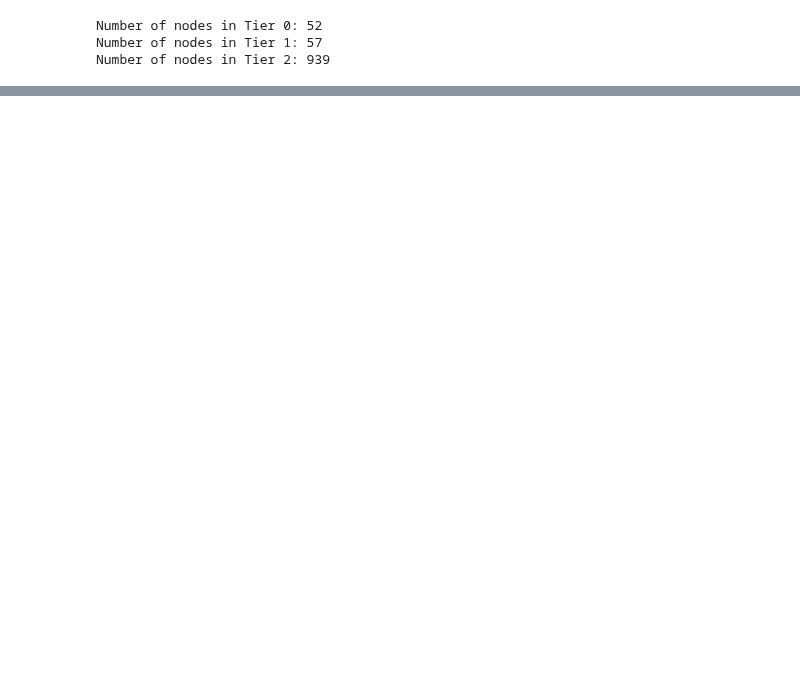
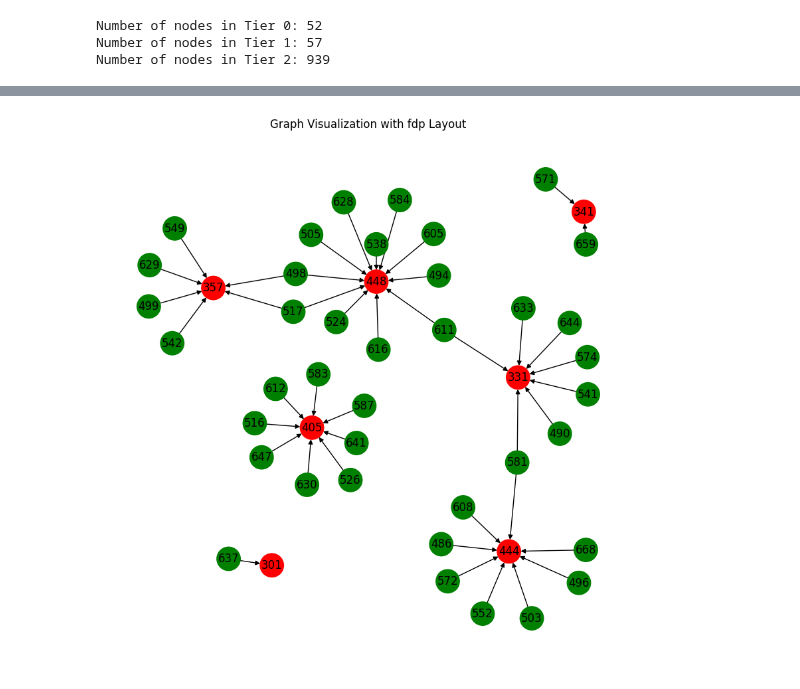
Before and after one commit to markajbell/BH, a Jupyter notebook: Stats_sec_1k.ipynb, the cells around one changed output, grey strips where cells are left out. Cells and saved outputs as stored; diff of their text form; code cells hidden in the pictures; blank space fills up the shorter version.

```diff
--- a/Stats_sec_1k.ipynb
+++ b/Stats_sec_1k.ipynb
@@ -1240,18 +410,0 @@ secure1k_max_graph.html
-# %%
-for index, row in df_max.iterrows():
-    path = row['path']
-    print(f"Path: {path}")
-    for node_id in path:
-        # Find the node in the nodes DataFrame
-        node_info = nodes[nodes['id'] == node_id]
-        if not node_info.empty:
-            # Get the properties and check for 'name' and Tier information
-            properties = node_info.iloc[0]['properties']
-            node_name = properties.get('name', 'N/A')
-            is_tier0 = node_info.iloc[0]['Tier0'] == 1
-            is_tier1 = node_info.iloc[0]['Tier1'] == 1
-            is_tier2 = node_info.iloc[0]['Tier2'] == 1
-            #print(f"  Node ID: {node_id}, Name: {node_name}, Tier0: {is_tier0}, Tier1: {is_tier1}, Tier2: {is_tier2}")
-        else:
-            print(f"  Node ID: {node_id} not found in nodes DataFrame.")
-    print("-" * 20)
@@ -1556,0 +539,66 @@ LaTeX table saved to secure1k_connections.tex
+# %%
+df=df_shortest_paths_with_weight
+
+
+df_max_weight =0
+df_max_weight = df_shortest_paths_with_weight['total_weight'].max()
+df_max = df[(df['total_weight'] == df_max_weight) & (df['source'].isin(tier2_node_ids['id'].values))]
+
+# Convert node id lists to sets
+tier0_ids_set = set(tier0_node_ids['id'].values)
+tier1_ids_set = set(tier1_node_ids['id'].values)
+tier2_ids_set = set(tier2_node_ids['id'].values)
+
+G = nx.DiGraph()
+
+for index, row in df_max.iterrows():
+    source = row['source']
+    target = row['target']
+    path = row['path']
+    weight = row['total_weight']
+
+    # Add nodes for all nodes in the path
+    for node in path:
+        G.add_node(str(node))
+
+    # Add edges for consecutive nodes in the path
+    for i in range(len(path) - 1):
+        G.add_edge(str(path[i]), str(path[i+1]))
+colors = []
+
+for node in G.nodes():
+    if int(node) in tier0_ids_set:
+        colors.append('red')
+        label ='Tier0'
+        height=4
+    elif int(node) in tier1_ids_set:
+        colors.append('orange')
+        height=2
+    elif int(node) in tier2_ids_set:
+        colors.append('green')
+        height=1
+    else:
+        colors.append('yellow')
+
+# Set graph attributes to control spacing
+G.graph['ranksep'] = '.50'
+G.graph['nodesep'] = '.50'
+
+plt.figure(figsize=(8, 8))
+
+ # Options depend on GraphViz version but may include: ‘dot’, ‘twopi’, ‘fdp’, ‘sfdp’, ‘circo’
+pos = pydot_layout(G, prog="fdp", root=str(new_node_id))
+nx.draw(G, pos, node_color=colors, with_labels=True, node_size=650, font_weight='normal')
+
+plt.title("Graph Visualization with fdp Layout")
+# save the plots
+graph_name_max = suf + '_max_fdp_graph.pdf'
+graph_name_max_png = suf + '_max_fdp_graph.png'
+plt.savefig(graph_name_max, format="pdf")
+plt.savefig(graph_name_max_png)
+plt.show()
+plt.close(graph_name_max_png)
+plt.close(graph_name_max)
+G_sav= G
+# %% [output]
+[figure, added]
```
Also changed, not shown: parts of 99 cells of this notebook.
